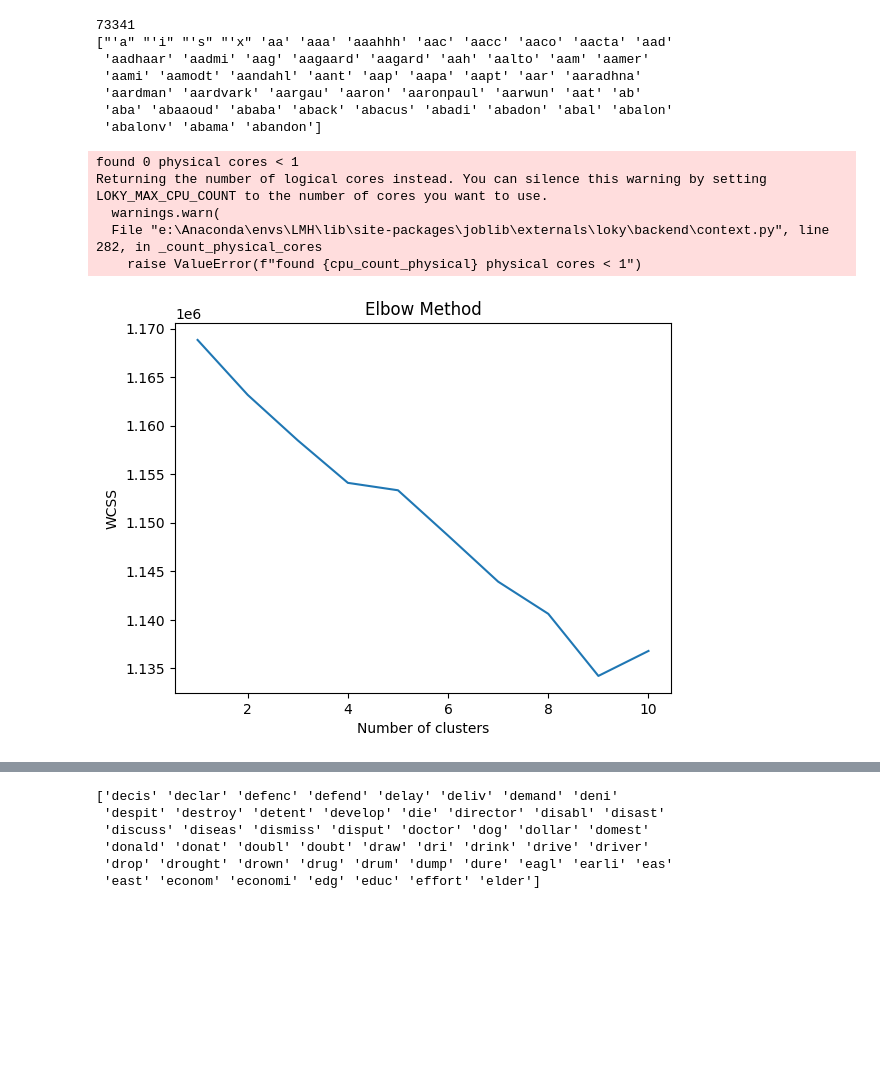
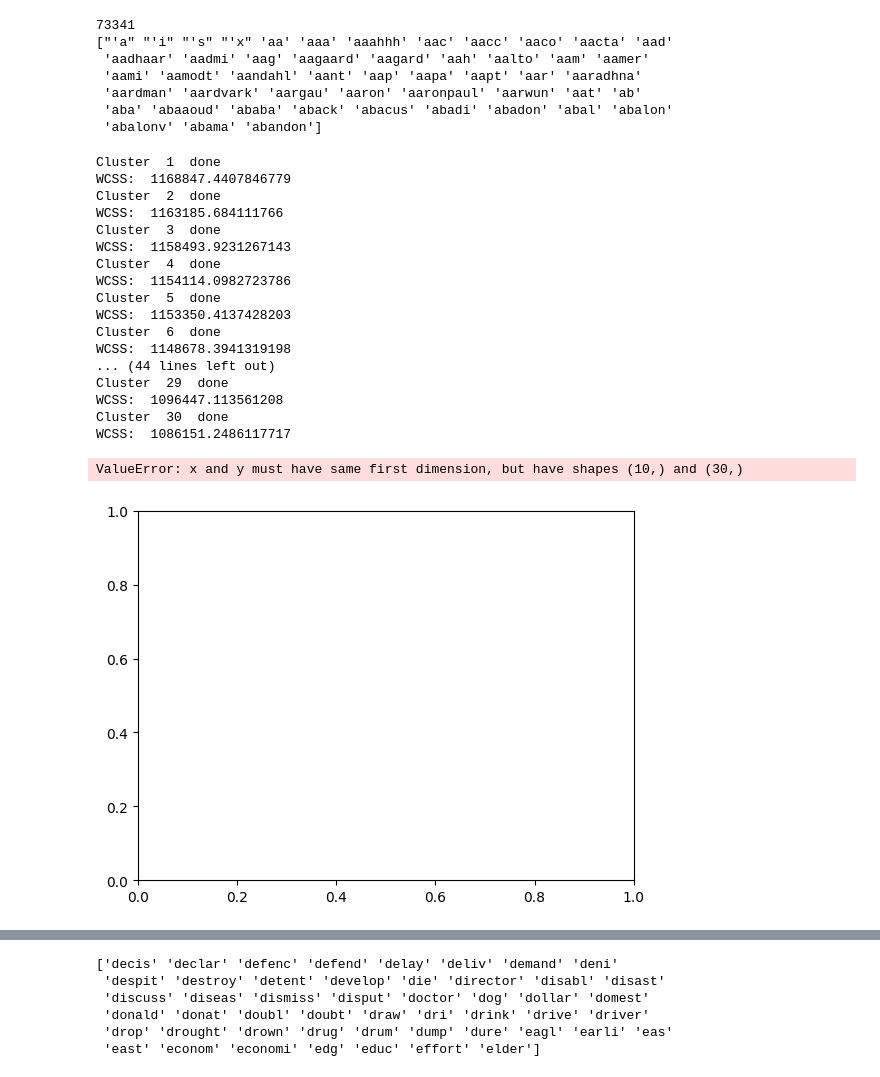
Before and after one commit to David-Lmh/A-Million-News-Headlines, a Jupyter notebook: k-means.ipynb, the cells around one changed output, grey strips where cells are left out. Cells and saved outputs as stored; diff of their text form; code cells hidden in the pictures; blank space fills up the shorter version.

```diff
--- a/k-means.ipynb
+++ b/k-means.ipynb
@@ -117,21 +117,30 @@ words = vectorizer3.get_feature_names_out()
 # %%
 # KMeans
 
 wcss = []
-for i in range(1,11):
+for i in range(1,31):
     kmeans = KMeans(n_clusters=i,init='k-means++',max_iter=300,n_init=10,random_state=0)
     kmeans.fit(X3)
     wcss.append(kmeans.inertia_)
-
-plt.plot(range(1,11),wcss)
-plt.title('Elbow Method')
-plt.xlabel('Number of clusters')
-plt.ylabel('WCSS')
-plt.show()
+    print('Cluster ', i, ' done')
+    print('WCSS: ', kmeans.inertia_)
 # %% [output]
-found 0 physical cores < 1
-Returning the number of logical cores instead. You can silence this warning by setting LOKY_MAX_CPU_COUNT to the number of cores you want to use.
-  warnings.warn(
-  File "e:\Anaconda\envs\LMH\lib\site-packages\joblib\externals\loky\backend\context.py", line 282, in _count_physical_cores
-    raise ValueError(f"found {cpu_count_physical} physical cores < 1")
+Cluster  1  done
+WCSS:  1168847.4407846779
+Cluster  2  done
+WCSS:  1163185.684111766
+Cluster  3  done
+WCSS:  1158493.9231267143
+Cluster  4  done
+WCSS:  1154114.0982723786
+Cluster  5  done
+WCSS:  1153350.4137428203
+Cluster  6  done
+WCSS:  1148678.3941319198
+... (44 lines left out)
+Cluster  29  done
+WCSS:  1096447.113561208
+Cluster  30  done
+WCSS:  1086151.2486117717
+ValueError: x and y must have same first dimension, but have shapes (10,) and (30,)
-[figure, old version]
+[figure, new version]
```
Also changed, not shown: parts of 1 cell of this notebook, 2 other files.
